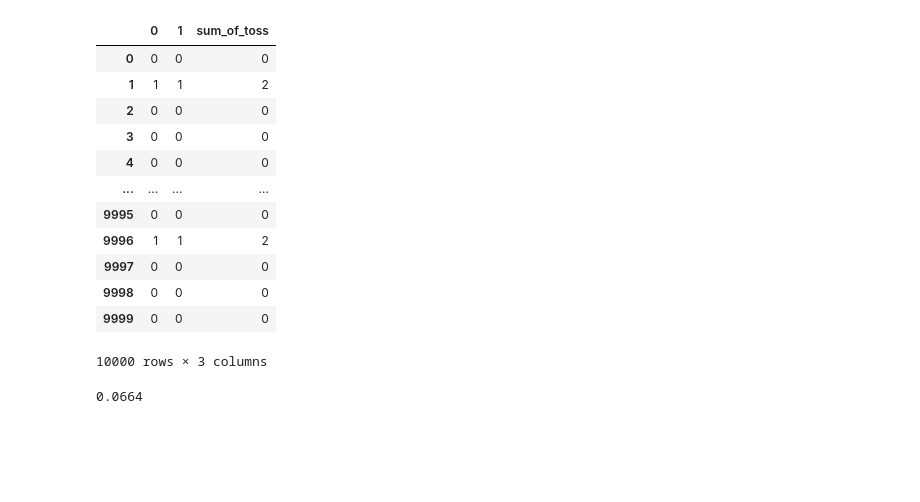
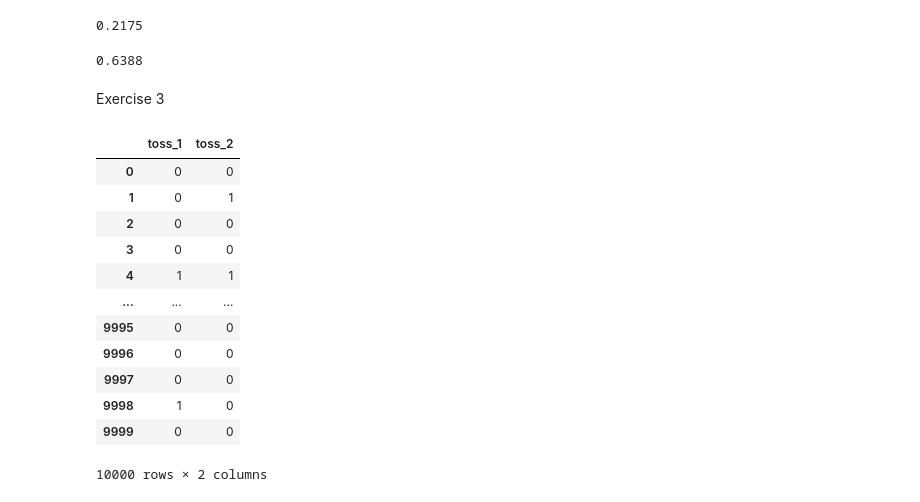
Before and after one commit to lincolnmuriithi11/statistics-exercises, a Jupyter notebook: simulation.ipynb, the cells around one changed output. Drawn from its saved outputs; the diff is of its cells as text; code cells hidden in the pictures; blank space fills up the shorter version.

```diff
--- a/simulation.ipynb
+++ b/simulation.ipynb
@@ -166,21 +141,11 @@ df_toss2
-# %%
-df_toss2["sum_of_toss"] = sum_dstoss= (df_toss2.sum(axis =1))
-df_toss2
-# %% [output]
-|  | 0 | 1 | sum_of_toss |
-| 0 | 0 | 0 | 0 |
-| 1 | 1 | 1 | 2 |
-| 2 | 0 | 0 | 0 |
-| 3 | 0 | 0 | 0 |
-| 4 | 0 | 0 | 0 |
-| ... | ... | ... | ... |
-| 9995 | 0 | 0 | 0 |
-| 9996 | 1 | 1 | 2 |
-| 9997 | 0 | 0 | 0 |
-| 9998 | 0 | 0 | 0 |
-| 9999 | 0 | 0 | 0 |
-10000 rows × 3 columns
-# %%
-(df_toss2.sum_of_toss ==2).mean()
-# %% [output]
-0.0664
+# %%
+(toss_df.sum_of_toss ==3).mean() #counts and averages the values at third sow in a boolean
+# %% [output]
+0.2175
+# %%
+# What's the probability of getting more than 3 heads
+(toss_df.sum_of_toss >3).mean()
+# %% [output]
+0.6388
+# %% [markdown]
+Exercise 3
@@ -186,0 +156,22 @@ df_toss2
+# %%
+num_trials = num_rows1 = 10000
+num_group  = num_cols1 = 2
+toss2 = np.random.choice([0,1], num_trials*num_group, p = (0.75, 0.25)).reshape(num_rows1,num_cols1)
+df_toss2=pd.DataFrame(toss2, columns=["toss_1","toss_2"])
+df_toss2
+# rolls_df = pd.DataFrame(rolls, columns=["die1", "die2"])
+# rolls_df
+# %% [output]
+|  | toss_1 | toss_2 |
+| 0 | 0 | 0 |
+| 1 | 0 | 1 |
+| 2 | 0 | 0 |
+| 3 | 0 | 0 |
+| 4 | 1 | 1 |
+| ... | ... | ... |
+| 9995 | 0 | 0 |
+| 9996 | 0 | 0 |
+| 9997 | 0 | 0 |
+| 9998 | 1 | 0 |
+| 9999 | 0 | 0 |
+10000 rows × 2 columns
```
Also changed, not shown: parts of 31 cells of this notebook.
